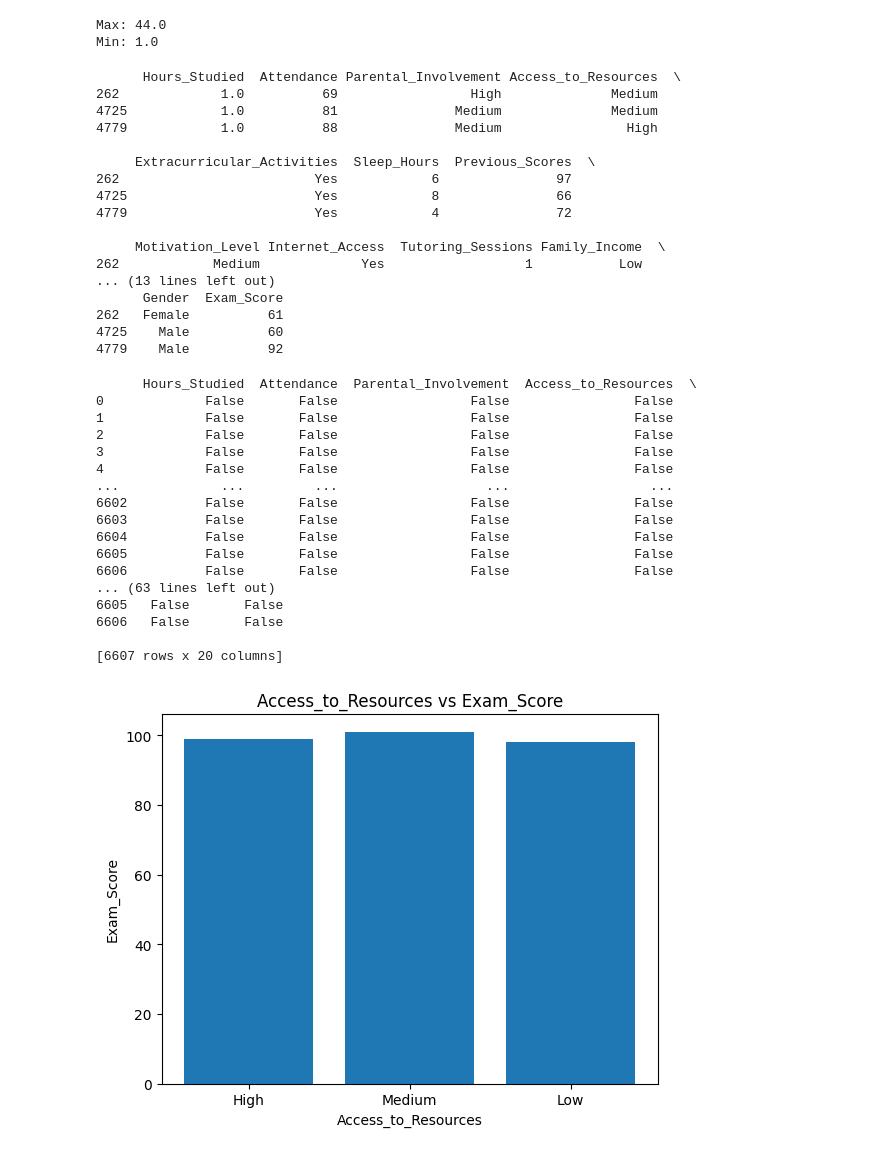
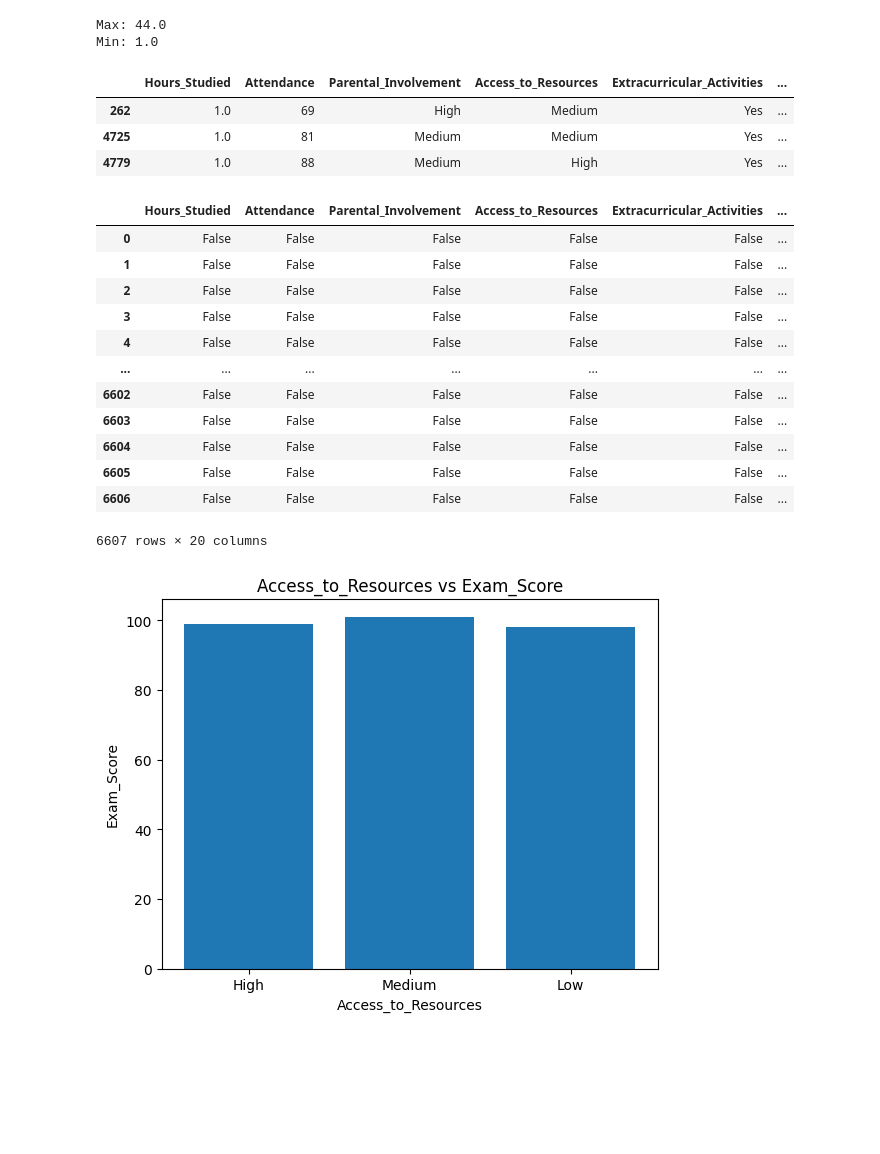
Before and after one commit to sam-payan/DM_assignment, a Jupyter notebook: Assignment.ipynb, the cells around one changed output. Cells and saved outputs as stored; diff of their text form; code cells hidden in the pictures; blank space fills up the shorter version.

```diff
--- a/Assignment.ipynb
+++ b/Assignment.ipynb
@@ -90,45 +75,28 @@ Max: 44.0
 Min: 1.0
 # %%
 min_hours = data["Hours_Studied"].min()
-print(data[data["Hours_Studied"] == min_hours])
+data[data["Hours_Studied"] == min_hours]
 # %% [output]
-      Hours_Studied  Attendance Parental_Involvement Access_to_Resources  \
-262             1.0          69                 High              Medium
-4725            1.0          81               Medium              Medium
-4779            1.0          88               Medium                High
-
-     Extracurricular_Activities  Sleep_Hours  Previous_Scores  \
-262                         Yes            6               97
-4725                        Yes            8               66
-4779                        Yes            4               72
-
-     Motivation_Level Internet_Access  Tutoring_Sessions Family_Income  \
-262            Medium             Yes                  1           Low
-... (13 lines left out)
-      Gender  Exam_Score
-262   Female          61
-4725    Male          60
-4779    Male          92
+|  | Hours_Studied | Attendance | Parental_Involvement | Access_to_Resources | Extracurricular_Activities | ... |
+| 262 | 1.0 | 69 | High | Medium | Yes | ... |
+| 4725 | 1.0 | 81 | Medium | Medium | Yes | ... |
+| 4779 | 1.0 | 88 | Medium | High | Yes | ... |
 # %%
-print(data.isnull())
+data.isnull()
 # %% [output]
+|  | Hours_Studied | Attendance | Parental_Involvement | Access_to_Resources | Extracurricular_Activities | ... |
+| 0 | False | False | False | False | False | ... |
+| 1 | False | False | False | False | False | ... |
+| 2 | False | False | False | False | False | ... |
+| 3 | False | False | False | False | False | ... |
+| 4 | False | False | False | False | False | ... |
+| ... | ... | ... | ... | ... | ... | ... |
+| 6602 | False | False | False | False | False | ... |
+| 6603 | False | False | False | False | False | ... |
+| 6604 | False | False | False | False | False | ... |
+| 6605 | False | False | False | False | False | ... |
+| 6606 | False | False | False | False | False | ... |
-      Hours_Studied  Attendance  Parental_Involvement  Access_to_Resources  \
-0             False       False                 False                False
-1             False       False                 False                False
-2             False       False                 False                False
-3             False       False                 False                False
-4             False       False                 False                False
-...             ...         ...                   ...                  ...
-6602          False       False                 False                False
-6603          False       False                 False                False
-6604          False       False                 False                False
-6605          False       False                 False                False
-6606          False       False                 False                False
-... (63 lines left out)
-6605   False       False
-6606   False       False
-
-[6607 rows x 20 columns]
+6607 rows × 20 columns
 # %%
 plt.bar(data["Access_to_Resources"], data["Exam_Score"])
 plt.xlabel("Access_to_Resources")
```
Also changed, not shown: parts of 6 cells of this notebook.
